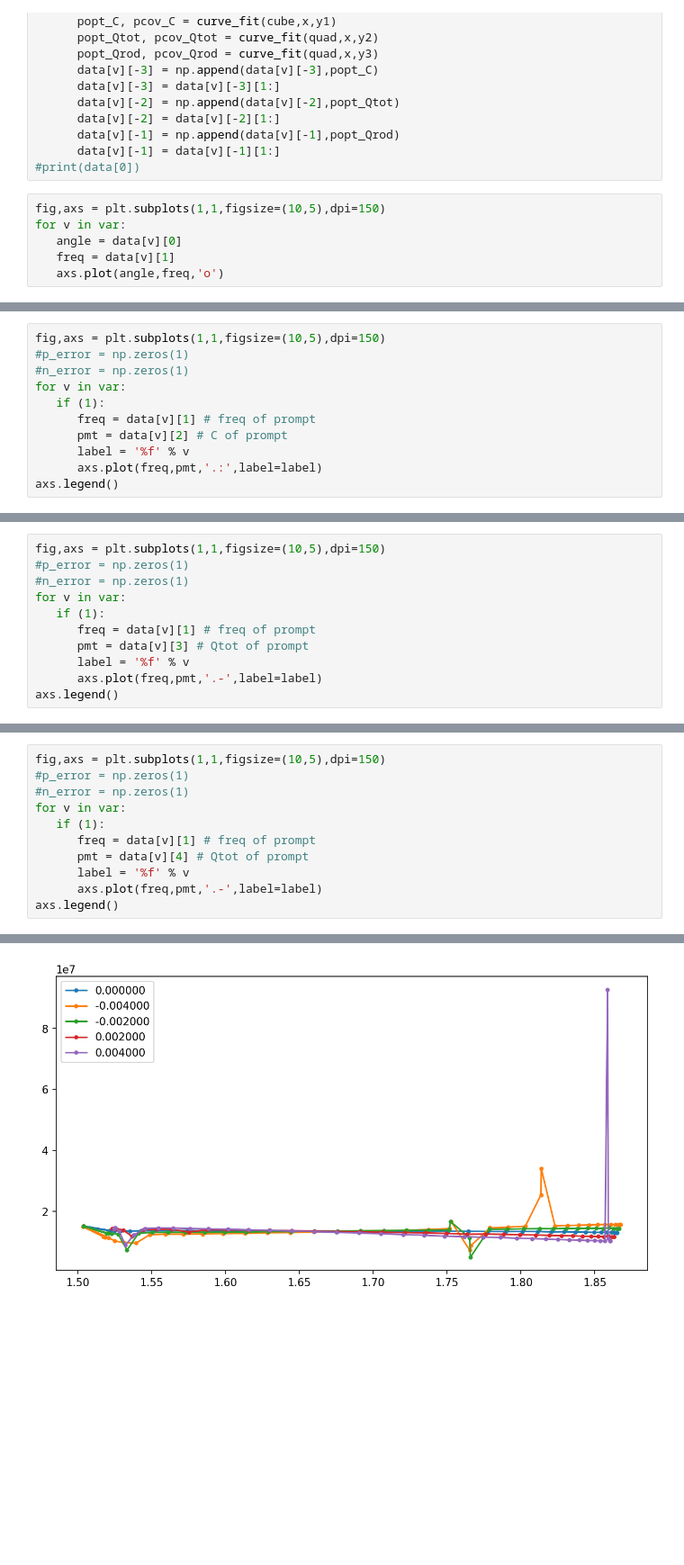
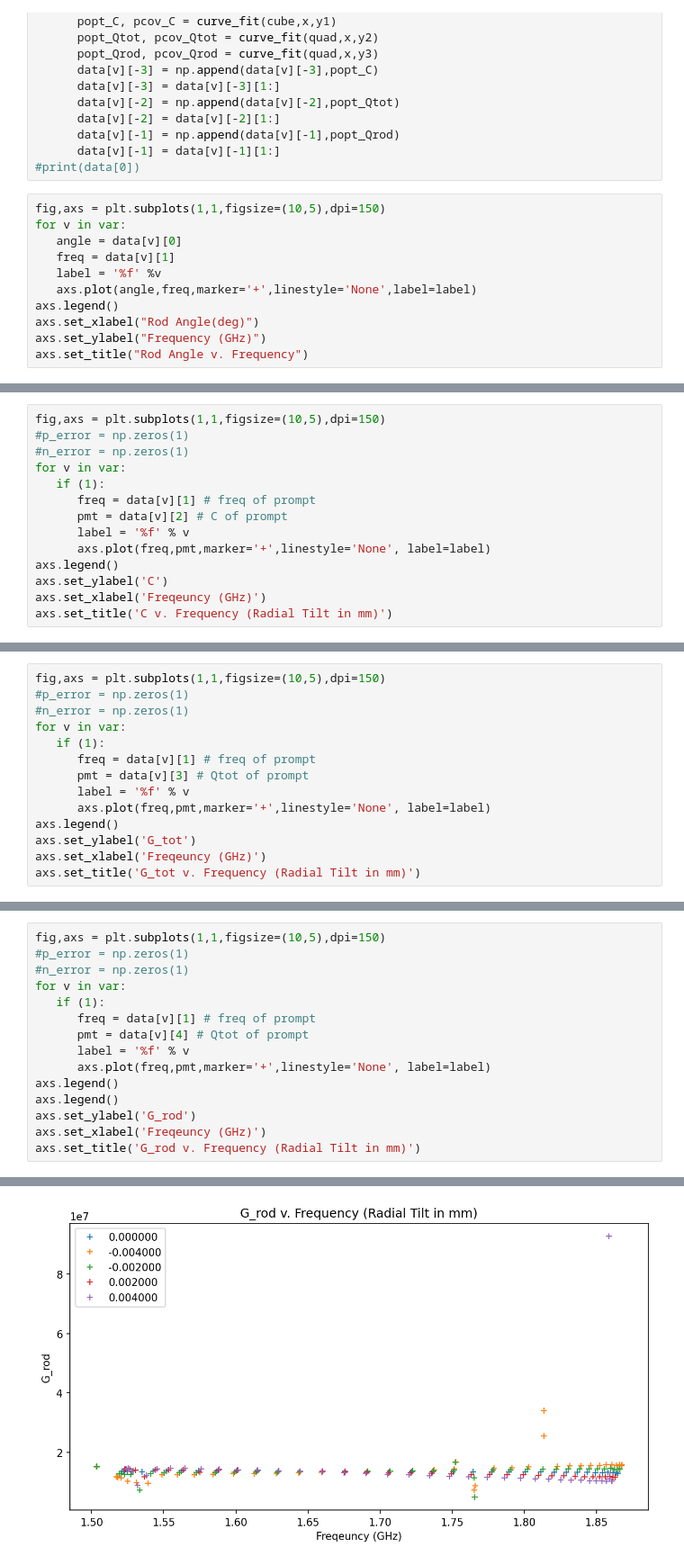
Before and after one commit to peanutflavorbean/CAPP, a Jupyter notebook: tolerance.ipynb, the cells around one changed output, grey strips where cells are left out. Shown at 90% size. Saved outputs shown, nothing was run; the diff lists cells and outputs as text; blank space fills up the shorter version.

```diff
--- a/tolerance.ipynb
+++ b/tolerance.ipynb
@@ -68,5 +68,10 @@ fig,axs = plt.subplots(1,1,figsize=(10,5),dpi=150)
 for v in var:
    angle = data[v][0]
    freq = data[v][1]
-   axs.plot(angle,freq,'o')
+   label = '%f' %v
+   axs.plot(angle,freq,marker='+',linestyle='None',label=label)
+axs.legend()
+axs.set_xlabel("Rod Angle(deg)")
+axs.set_ylabel("Frequency (GHz)")
+axs.set_title("Rod Angle v. Frequency")
 # %% [output]
@@ -80,6 +86,9 @@ for v in var:
       freq = data[v][1] # freq of prompt
       pmt = data[v][2] # C of prompt
       label = '%f' % v
-      axs.plot(freq,pmt,'.:',label=label)
+      axs.plot(freq,pmt,marker='+',linestyle='None', label=label)
 axs.legend()
+axs.set_ylabel('C')
+axs.set_xlabel('Freqeuncy (GHz)')
+axs.set_title('C v. Frequency (Radial Tilt in mm)')
 # %% [output]
@@ -94,6 +103,9 @@ for v in var:
       freq = data[v][1] # freq of prompt
       pmt = data[v][3] # Qtot of prompt
       label = '%f' % v
-      axs.plot(freq,pmt,'.-',label=label)
+      axs.plot(freq,pmt,marker='+',linestyle='None', label=label)
 axs.legend()
+axs.set_ylabel('G_tot')
+axs.set_xlabel('Freqeuncy (GHz)')
+axs.set_title('G_tot v. Frequency (Radial Tilt in mm)')
 # %% [output]
@@ -108,6 +120,10 @@ for v in var:
       freq = data[v][1] # freq of prompt
       pmt = data[v][4] # Qtot of prompt
       label = '%f' % v
-      axs.plot(freq,pmt,'.-',label=label)
+      axs.plot(freq,pmt,marker='+',linestyle='None', label=label)
 axs.legend()
+axs.legend()
+axs.set_ylabel('G_rod')
+axs.set_xlabel('Freqeuncy (GHz)')
+axs.set_title('G_rod v. Frequency (Radial Tilt in mm)')
 # %% [output]
@@ -115 +131 @@ axs.legend()
-[figure, old version]
+[figure, new version]
```
Also changed, not shown: parts of 4 cells of this notebook, 1 other file.
